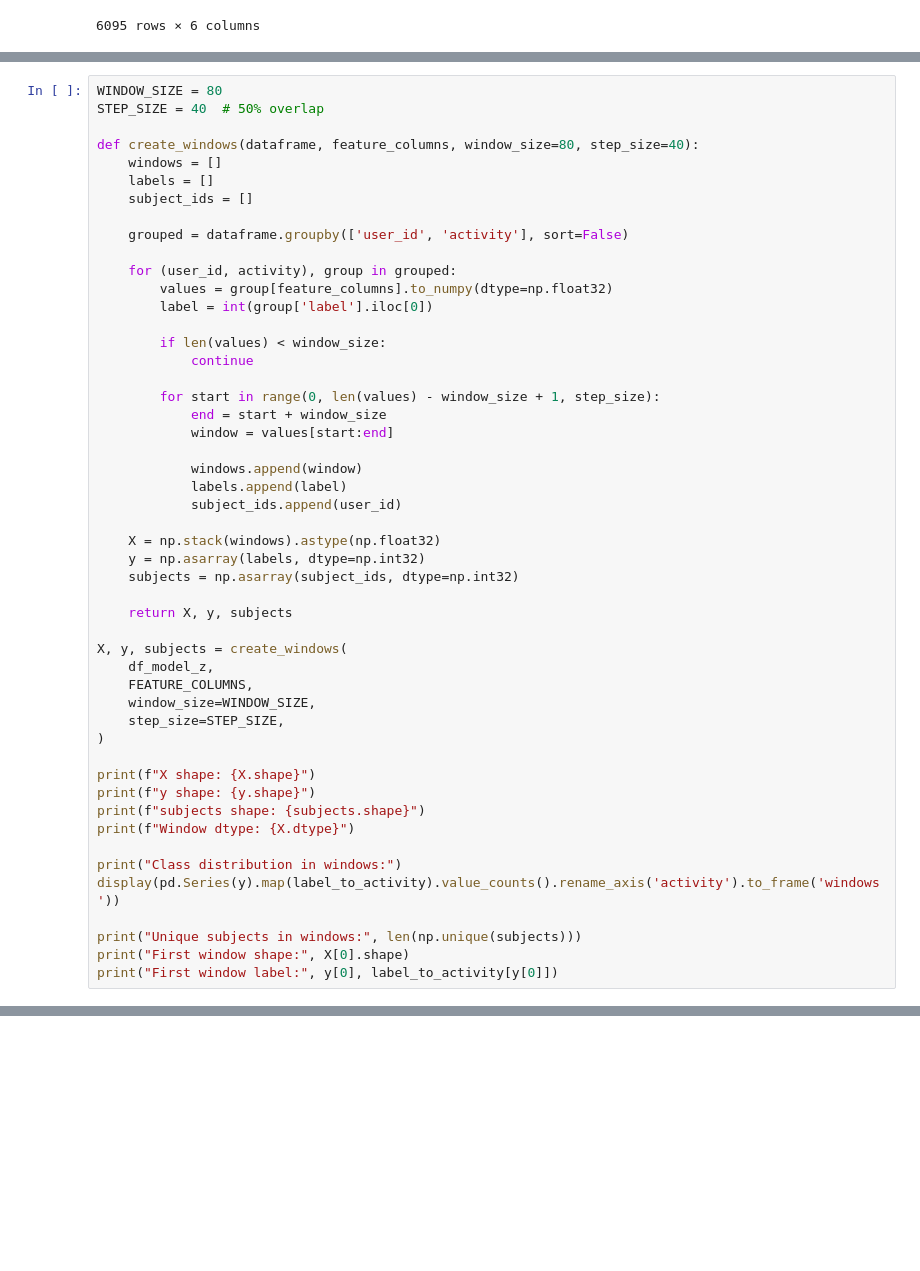
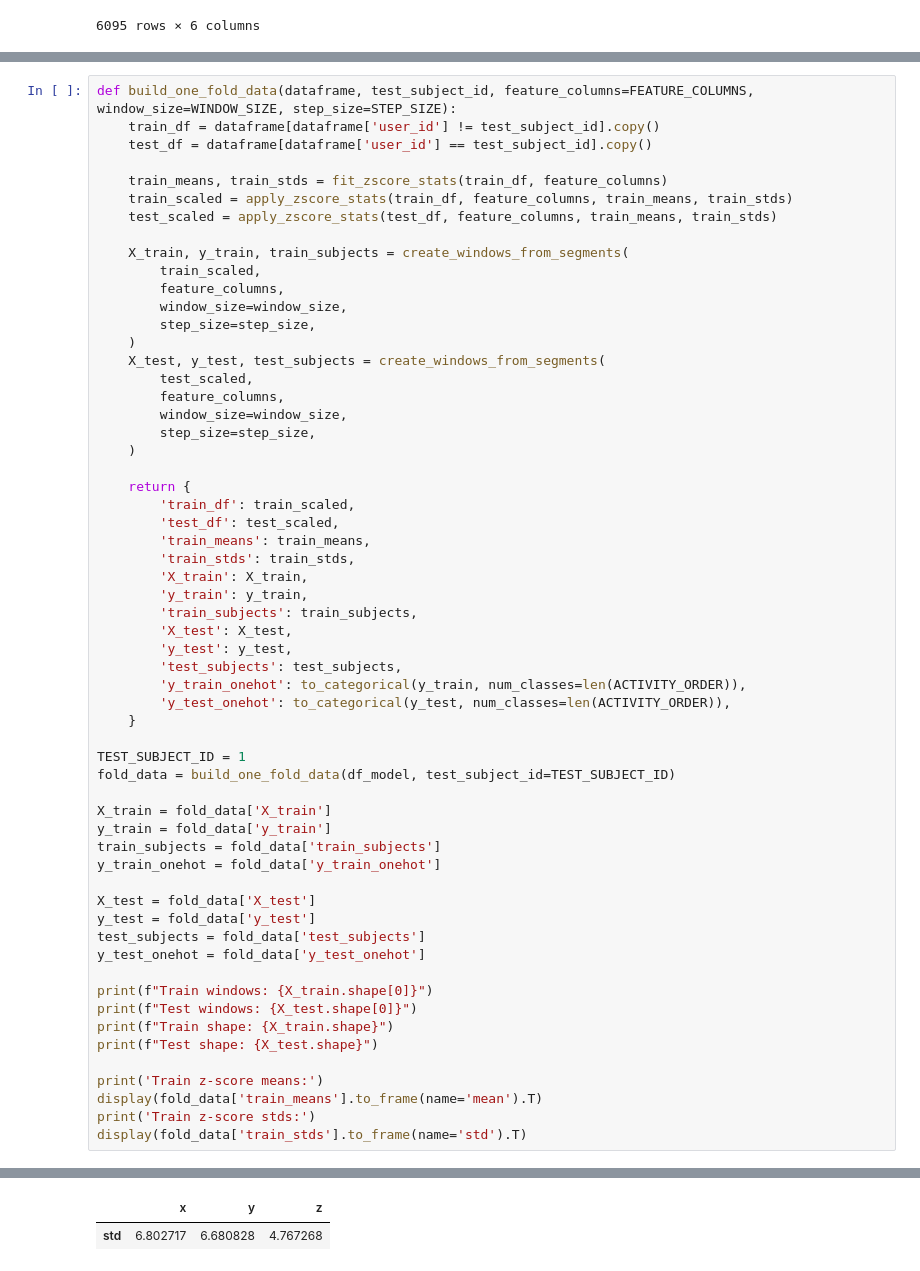
Before and after one commit to loo00r/esp32_cl_har, a Jupyter notebook: notebooks/CNN_training.ipynb, the cells around one changed output, grey strips where cells are left out. Saved outputs shown, nothing was run; the diff lists cells and outputs as text; blank space fills up the shorter version.

```diff
--- a/notebooks/CNN_training.ipynb
+++ b/notebooks/CNN_training.ipynb
@@ -265,51 +271,60 @@ Feature stds after z-score:
 # %%
-WINDOW_SIZE = 80
-STEP_SIZE = 40  # 50% overlap
+def build_one_fold_data(dataframe, test_subject_id, feature_columns=FEATURE_COLUMNS, window_size=WINDOW_SIZE, step_size=STEP_SIZE):
+    train_df = dataframe[dataframe['user_id'] != test_subject_id].copy()
+    test_df = dataframe[dataframe['user_id'] == test_subject_id].copy()
 
-def create_windows(dataframe, feature_columns, window_size=80, step_size=40):
-    windows = []
-    labels = []
-    subject_ids = []
+    train_means, train_stds = fit_zscore_stats(train_df, feature_columns)
+    train_scaled = apply_zscore_stats(train_df, feature_columns, train_means, train_stds)
+    test_scaled = apply_zscore_stats(test_df, feature_columns, train_means, train_stds)
 
-    grouped = dataframe.groupby(['user_id', 'activity'], sort=False)
+    X_train, y_train, train_subjects = create_windows_from_segments(
+        train_scaled,
+        feature_columns,
+        window_size=window_size,
+        step_size=step_size,
+    )
+    X_test, y_test, test_subjects = create_windows_from_segments(
+        test_scaled,
+        feature_columns,
+        window_size=window_size,
+        step_size=step_size,
+    )
 
-    for (user_id, activity), group in grouped:
-        values = group[feature_columns].to_numpy(dtype=np.float32)
-        label = int(group['label'].iloc[0])
+    return {
+        'train_df': train_scaled,
+        'test_df': test_scaled,
+        'train_means': train_means,
+        'train_stds': train_stds,
+        'X_train': X_train,
+        'y_train': y_train,
+        'train_subjects': train_subjects,
+        'X_test': X_test,
+        'y_test': y_test,
+        'test_subjects': test_subjects,
+        'y_train_onehot': to_categorical(y_train, num_classes=len(ACTIVITY_ORDER)),
+        'y_test_onehot': to_categorical(y_test, num_classes=len(ACTIVITY_ORDER)),
+    }
 
-        if len(values) < window_size:
-            continue
+TEST_SUBJECT_ID = 1
+fold_data = build_one_fold_data(df_model, test_subject_id=TEST_SUBJECT_ID)
 
-        for start in range(0, len(values) - window_size + 1, step_size):
-            end = start + window_size
-            window = values[start:end]
+X_train = fold_data['X_train']
+y_train = fold_data['y_train']
+train_subjects = fold_data['train_subjects']
+y_train_onehot = fold_data['y_train_onehot']
 
-            windows.append(window)
-            labels.append(label)
-            subject_ids.append(user_id)
+X_test = fold_data['X_test']
+y_test = fold_data['y_test']
+test_subjects = fold_data['test_subjects']
+y_test_onehot = fold_data['y_test_onehot']
 
-    X = np.stack(windows).astype(np.float32)
-    y = np.asarray(labels, dtype=np.int32)
-    subjects = np.asarray(subject_ids, dtype=np.int32)
+print(f"Train windows: {X_train.shape[0]}")
+print(f"Test windows: {X_test.shape[0]}")
+print(f"Train shape: {X_train.shape}")
+print(f"Test shape: {X_test.shape}")
 
-    return X, y, subjects
-
-X, y, subjects = create_windows(
-    df_model_z,
-    FEATURE_COLUMNS,
-    window_size=WINDOW_SIZE,
-    step_size=STEP_SIZE,
-)
-
-print(f"X shape: {X.shape}")
-print(f"y shape: {y.shape}")
-print(f"subjects shape: {subjects.shape}")
-print(f"Window dtype: {X.dtype}")
-
-print("Class distribution in windows:")
-display(pd.Series(y).map(label_to_activity).value_counts().rename_axis('activity').to_frame('windows'))
-
-print("Unique subjects in windows:", len(np.unique(subjects)))
-print("First window shape:", X[0].shape)
-print("First window label:", y[0], label_to_activity[y[0]])
+print('Train z-score means:')
+display(fold_data['train_means'].to_frame(name='mean').T)
+print('Train z-score stds:')
+display(fold_data['train_stds'].to_frame(name='std').T)
 # %% [output]
@@ -332 +339,3 @@ First window label: 0 Walking
+|  | x | y | z |
+| std | 6.802717 | 6.680828 | 4.767268 |
 # %%
```
Also changed, not shown: parts of 9 cells of this notebook, 1 other file.
